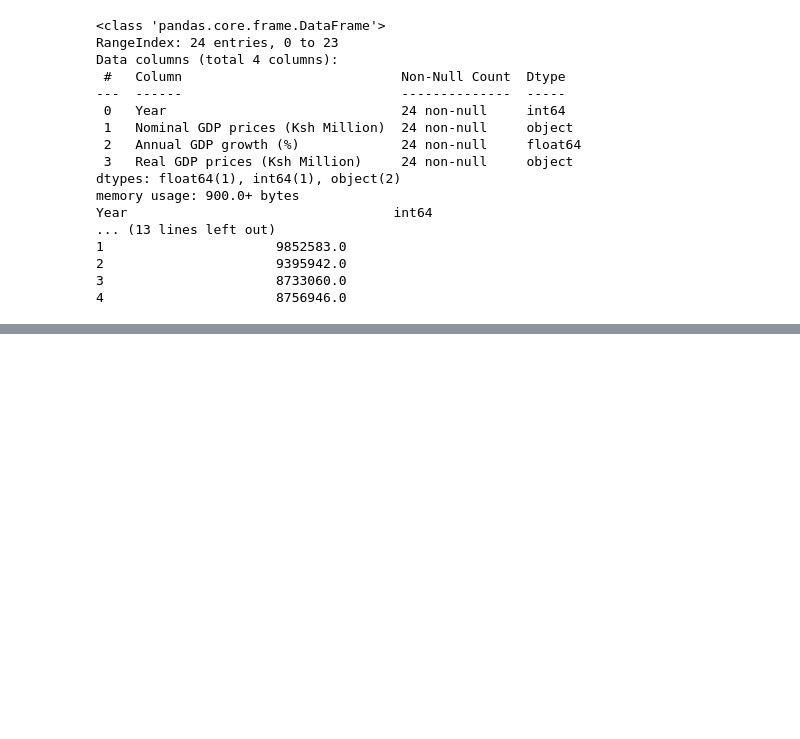
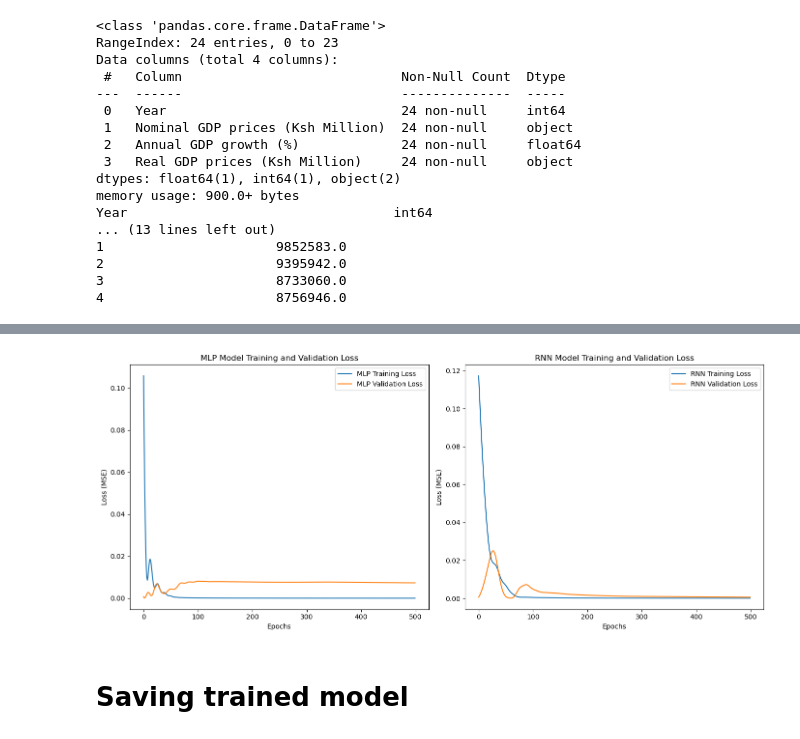
Before and after one commit to MadScie254/Masters_DS_1_1, a Jupyter notebook: proof.ipynb, the cells around one changed output, grey strips where cells are left out. Cells and saved outputs as stored; diff of their text form; code cells hidden in the pictures; blank space fills up the shorter version.

Commit message:
major updatte on model

```diff
--- a/proof.ipynb
+++ b/proof.ipynb
@@ -368,0 +451,19 @@ Year                                  int64
+# %%
+from tensorflow.keras.models import Sequential
+from tensorflow.keras.layers import LSTM, Dense
+
+# Define the RNN model with LSTM layer
+rnn_model = Sequential([
+    LSTM(50, activation='relu', input_shape=(sequence_length, 3)),
+    Dense(1)  # Single output for Nominal GDP price
+])
+
+# Compile the model
+rnn_model.compile(optimizer='adam', loss='mse', metrics=['mae'])
+
+# Train the model
+rnn_history = rnn_model.fit(X, y, epochs=500, validation_split=0.2, verbose=1)
+
+# Evaluate the model
+rnn_loss, rnn_mae = rnn_model.evaluate(X, y, verbose=0)
+print(f"RNN Model - Mean Absolute Error: {rnn_mae}")
@@ -368,0 +488,28 @@ Year                                  int64
+# %%
+import matplotlib.pyplot as plt
+
+# Plot MLP Model Training and Validation Loss
+plt.figure(figsize=(14, 6))
+plt.subplot(1, 2, 1)
+plt.plot(mlp_history.history['loss'], label='MLP Training Loss')
+plt.plot(mlp_history.history['val_loss'], label='MLP Validation Loss')
+plt.title('MLP Model Training and Validation Loss')
+plt.xlabel('Epochs')
+plt.ylabel('Loss (MSE)')
+plt.legend()
+
+# Plot RNN Model Training and Validation Loss
+plt.subplot(1, 2, 2)
+plt.plot(rnn_history.history['loss'], label='RNN Training Loss')
+plt.plot(rnn_history.history['val_loss'], label='RNN Validation Loss')
+plt.title('RNN Model Training and Validation Loss')
+plt.xlabel('Epochs')
+plt.ylabel('Loss (MSE)')
+plt.legend()
+
+plt.tight_layout()
+plt.show()
+# %% [output]
+[figure, added]
+# %% [markdown]
+# Saving trained model
```
Also changed, not shown: parts of 8 cells of this notebook.
